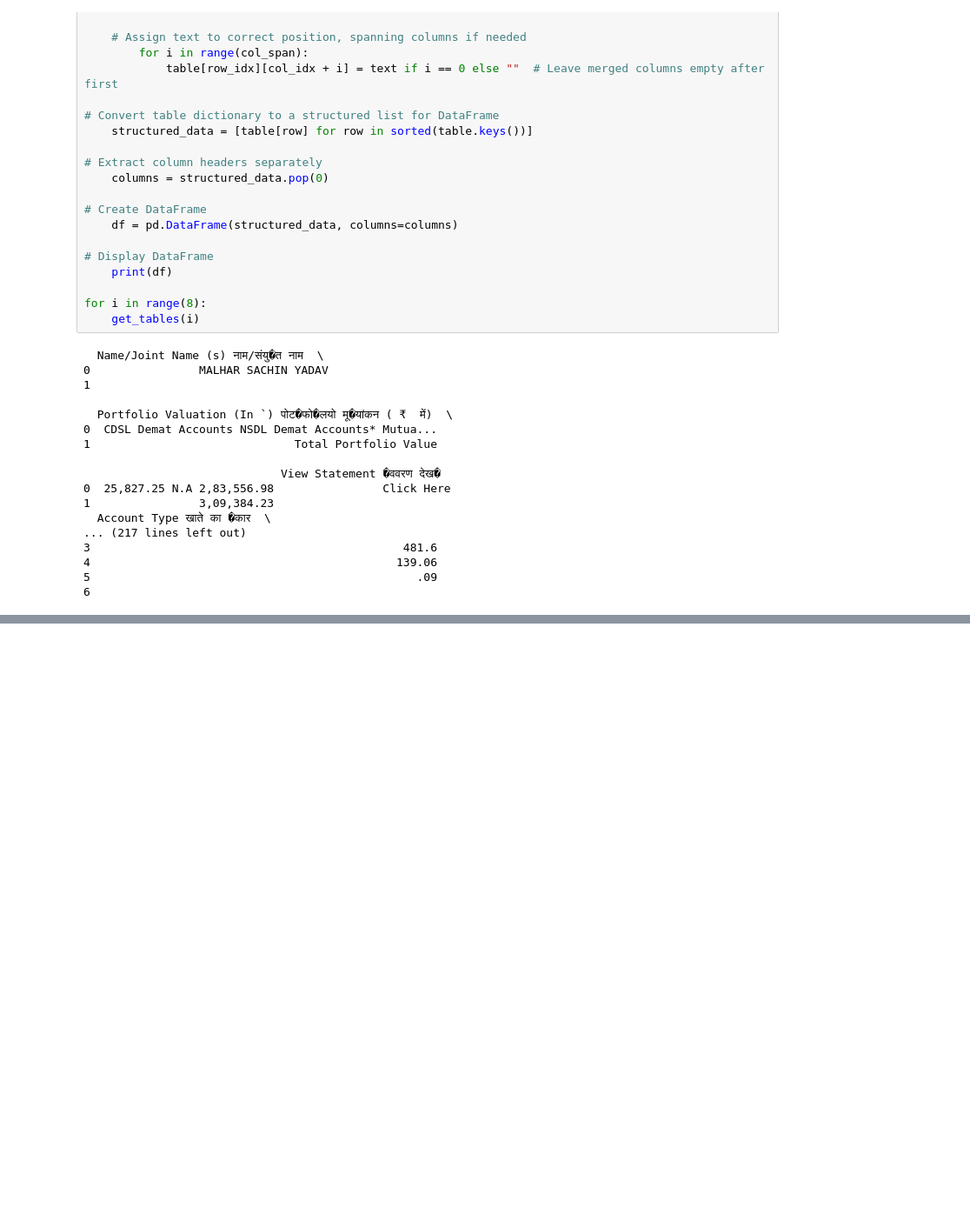
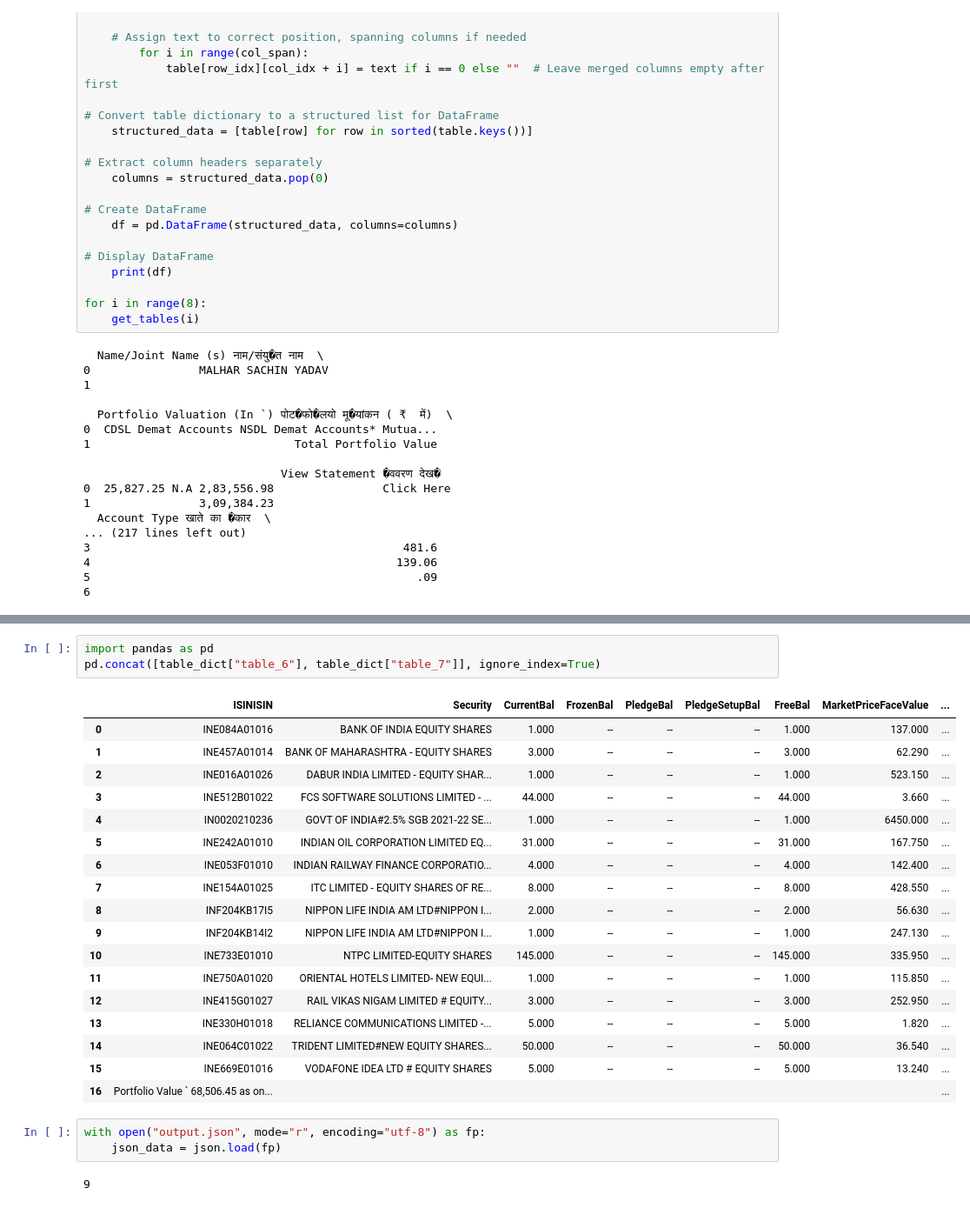
Before and after one commit to trdez-malhar/PdfToDashboard, a Jupyter notebook: docling_pdf.ipynb, the cells around one changed output, grey strips where cells are left out. Shown at 87% size. Cells and saved outputs as stored; diff of their text form; blank space fills up the shorter version.

```diff
--- a/docling_pdf.ipynb
+++ b/docling_pdf.ipynb
@@ -273,0 +852,27 @@ for i in range(8):
+# %%
+import pandas as pd
+pd.concat([table_dict["table_6"], table_dict["table_7"]], ignore_index=True)
+# %% [output]
+|  | ISINISIN | Security | CurrentBal | FrozenBal | PledgeBal | PledgeSetupBal | FreeBal | MarketPriceFaceValue | ... |
+| 0 | INE084A01016 | BANK OF INDIA EQUITY SHARES | 1.000 | -- | -- | -- | 1.000 | 137.000 | ... |
+| 1 | INE457A01014 | BANK OF MAHARASHTRA - EQUITY SHARES | 3.000 | -- | -- | -- | 3.000 | 62.290 | ... |
+| 2 | INE016A01026 | DABUR INDIA LIMITED - EQUITY SHAR... | 1.000 | -- | -- | -- | 1.000 | 523.150 | ... |
+| 3 | INE512B01022 | FCS SOFTWARE SOLUTIONS LIMITED - ... | 44.000 | -- | -- | -- | 44.000 | 3.660 | ... |
+| 4 | IN0020210236 | GOVT OF INDIA#2.5% SGB 2021-22 SE... | 1.000 | -- | -- | -- | 1.000 | 6450.000 | ... |
+| 5 | INE242A01010 | INDIAN OIL CORPORATION LIMITED EQ... | 31.000 | -- | -- | -- | 31.000 | 167.750 | ... |
+| 6 | INE053F01010 | INDIAN RAILWAY FINANCE CORPORATIO... | 4.000 | -- | -- | -- | 4.000 | 142.400 | ... |
+| 7 | INE154A01025 | ITC LIMITED - EQUITY SHARES OF RE... | 8.000 | -- | -- | -- | 8.000 | 428.550 | ... |
+| 8 | INF204KB17I5 | NIPPON LIFE INDIA AM LTD#NIPPON I... | 2.000 | -- | -- | -- | 2.000 | 56.630 | ... |
+| 9 | INF204KB14I2 | NIPPON LIFE INDIA AM LTD#NIPPON I... | 1.000 | -- | -- | -- | 1.000 | 247.130 | ... |
+| 10 | INE733E01010 | NTPC LIMITED-EQUITY SHARES | 145.000 | -- | -- | -- | 145.000 | 335.950 | ... |
+| 11 | INE750A01020 | ORIENTAL HOTELS LIMITED- NEW EQUI... | 1.000 | -- | -- | -- | 1.000 | 115.850 | ... |
+| 12 | INE415G01027 | RAIL VIKAS NIGAM LIMITED # EQUITY... | 3.000 | -- | -- | -- | 3.000 | 252.950 | ... |
+| 13 | INE330H01018 | RELIANCE COMMUNICATIONS LIMITED -... | 5.000 | -- | -- | -- | 5.000 | 1.820 | ... |
+| 14 | INE064C01022 | TRIDENT LIMITED#NEW EQUITY SHARES... | 50.000 | -- | -- | -- | 50.000 | 36.540 | ... |
+| 15 | INE669E01016 | VODAFONE IDEA LTD # EQUITY SHARES | 5.000 | -- | -- | -- | 5.000 | 13.240 | ... |
+| 16 | Portfolio Value ` 68,506.45 as on... |  |  |  |  |  |  |  | ... |
+# %%
+with open("output.json", mode="r", encoding="utf-8") as fp:
+    json_data = json.load(fp)
+# %% [output]
+9
```
Also changed, not shown: parts of 22 cells of this notebook, 6 other files.
